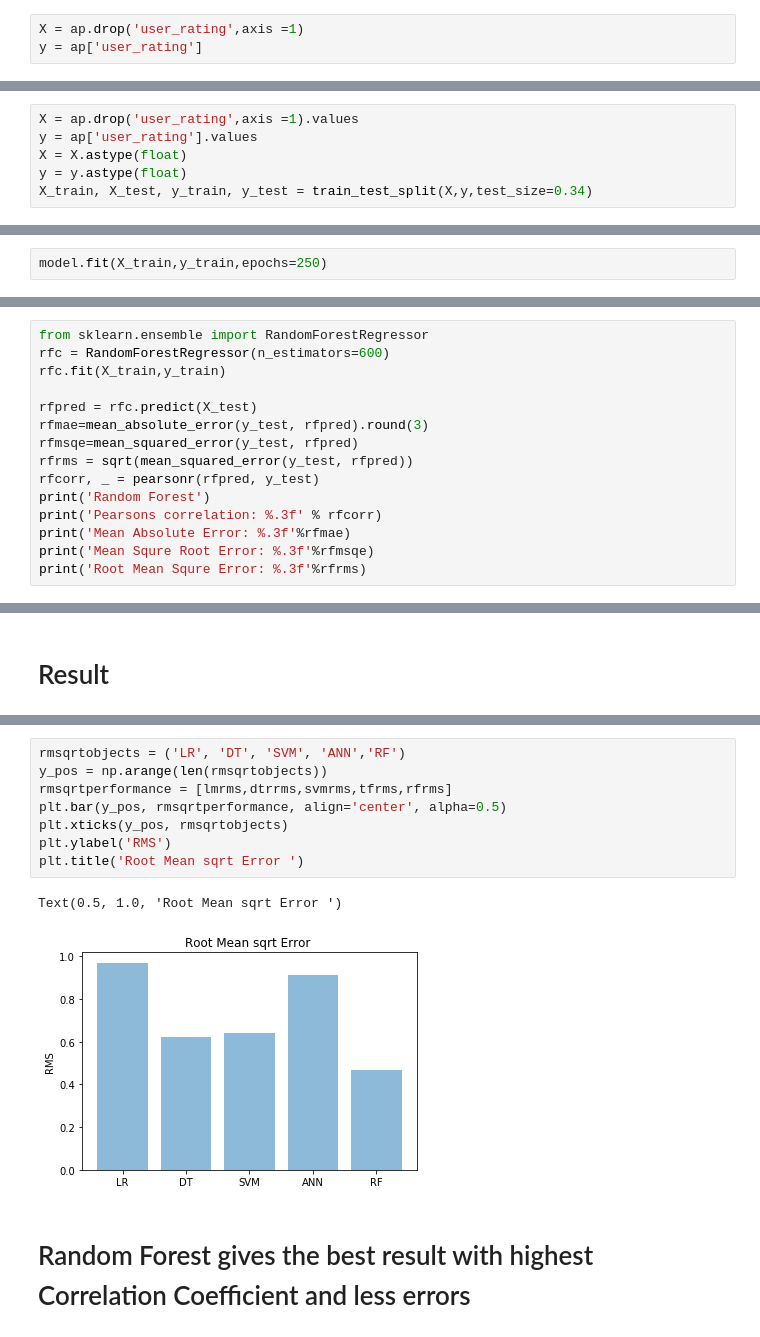
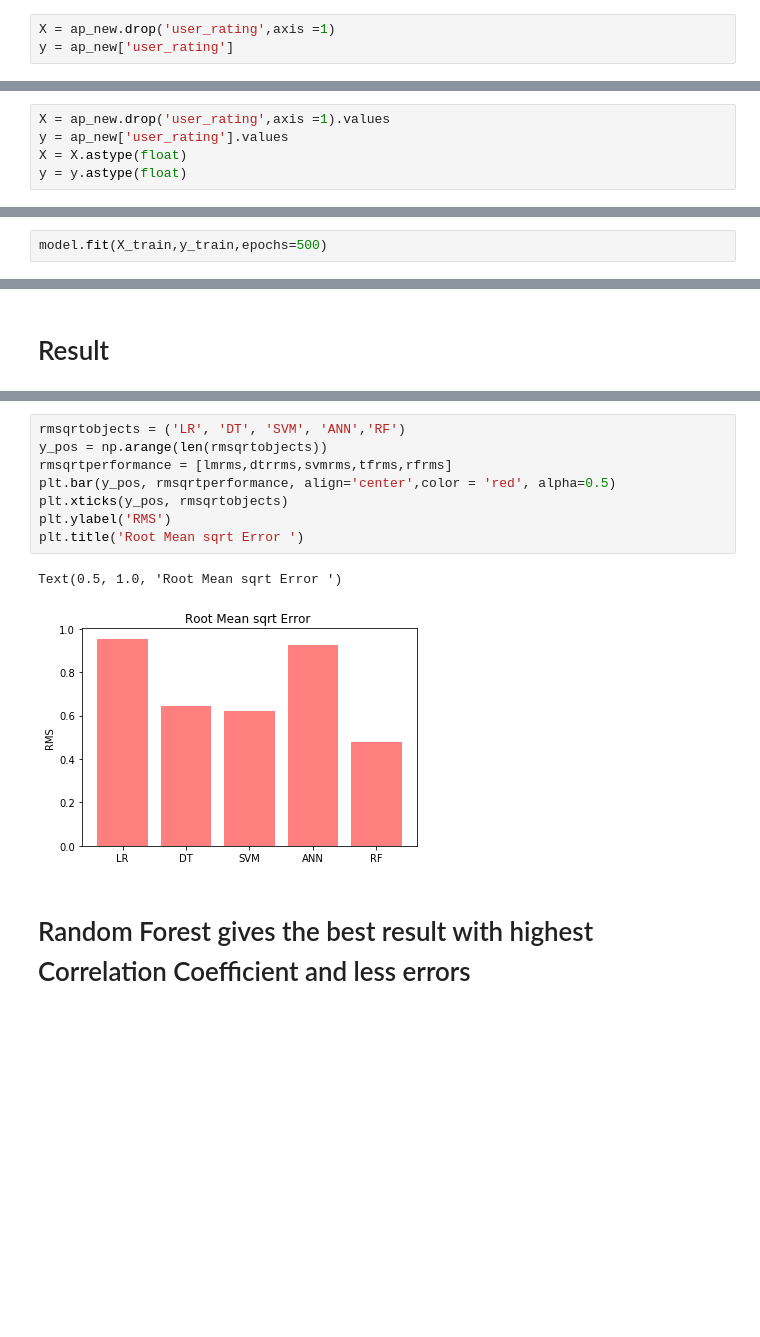
Before and after one commit to mirza019/AppleStore, a Jupyter notebook: Apple.ipynb, the cells around one changed output, grey strips where cells are left out. Saved outputs shown, nothing was run; the diff lists cells and outputs as text; blank space fills up the shorter version.

```diff
--- a/Apple.ipynb
+++ b/Apple.ipynb
@@ -75,8 +99,8 @@ ap.tail(200)
 # %%
 from sklearn.model_selection import train_test_split
 # %%
-X = ap.drop('user_rating',axis =1)
-y = ap['user_rating']
+X = ap_new.drop('user_rating',axis =1)
+y = ap_new['user_rating']
 # %%
 X_train, X_test, y_train, y_test = train_test_split(X, y, test_size=0.34)
 # %%
@@ -238,6 +261,5 @@ from tensorflow.keras.models import Sequential
 # %%
-X = ap.drop('user_rating',axis =1).values
-y = ap['user_rating'].values
+X = ap_new.drop('user_rating',axis =1).values
+y = ap_new['user_rating'].values
 X = X.astype(float)
 y = y.astype(float)
-X_train, X_test, y_train, y_test = train_test_split(X,y,test_size=0.34)
@@ -265,5 +291,5 @@ model.add(Dense(1))
 
 model.compile(optimizer='rmsprop',loss='mse')
 # %%
-model.fit(X_train,y_train,epochs=250)
+model.fit(X_train,y_train,epochs=500)
 # %% [output]
@@ -318,15 +341,0 @@ Root Mean Squre Error: 0.912
-# %%
-from sklearn.ensemble import RandomForestRegressor
-rfc = RandomForestRegressor(n_estimators=600)
-rfc.fit(X_train,y_train)
-
-rfpred = rfc.predict(X_test)
-rfmae=mean_absolute_error(y_test, rfpred).round(3)
-rfmsqe=mean_squared_error(y_test, rfpred)
-rfrms = sqrt(mean_squared_error(y_test, rfpred))
-rfcorr, _ = pearsonr(rfpred, y_test)
-print('Random Forest')
-print('Pearsons correlation: %.3f' % rfcorr)
-print('Mean Absolute Error: %.3f'%rfmae)
-print('Mean Squre Root Error: %.3f'%rfmsqe)
-print('Root Mean Squre Error: %.3f'%rfrms)
@@ -374,13 +377,13 @@ Text(0.5, 1.0, 'Mean sqrt Error ')
 # %%
 rmsqrtobjects = ('LR', 'DT', 'SVM', 'ANN','RF')
 y_pos = np.arange(len(rmsqrtobjects))
 rmsqrtperformance = [lmrms,dtrrms,svmrms,tfrms,rfrms]
-plt.bar(y_pos, rmsqrtperformance, align='center', alpha=0.5)
+plt.bar(y_pos, rmsqrtperformance, align='center',color = 'red', alpha=0.5)
 plt.xticks(y_pos, rmsqrtobjects)
 plt.ylabel('RMS')
 plt.title('Root Mean sqrt Error ')
 # %% [output]
 Text(0.5, 1.0, 'Root Mean sqrt Error ')
-[figure, old version]
+[figure, new version]
 # %% [markdown]
 # Random Forest gives the best result with highest Correlation Coefficient and less errors
```
Also changed, not shown: parts of 31 cells of this notebook.
